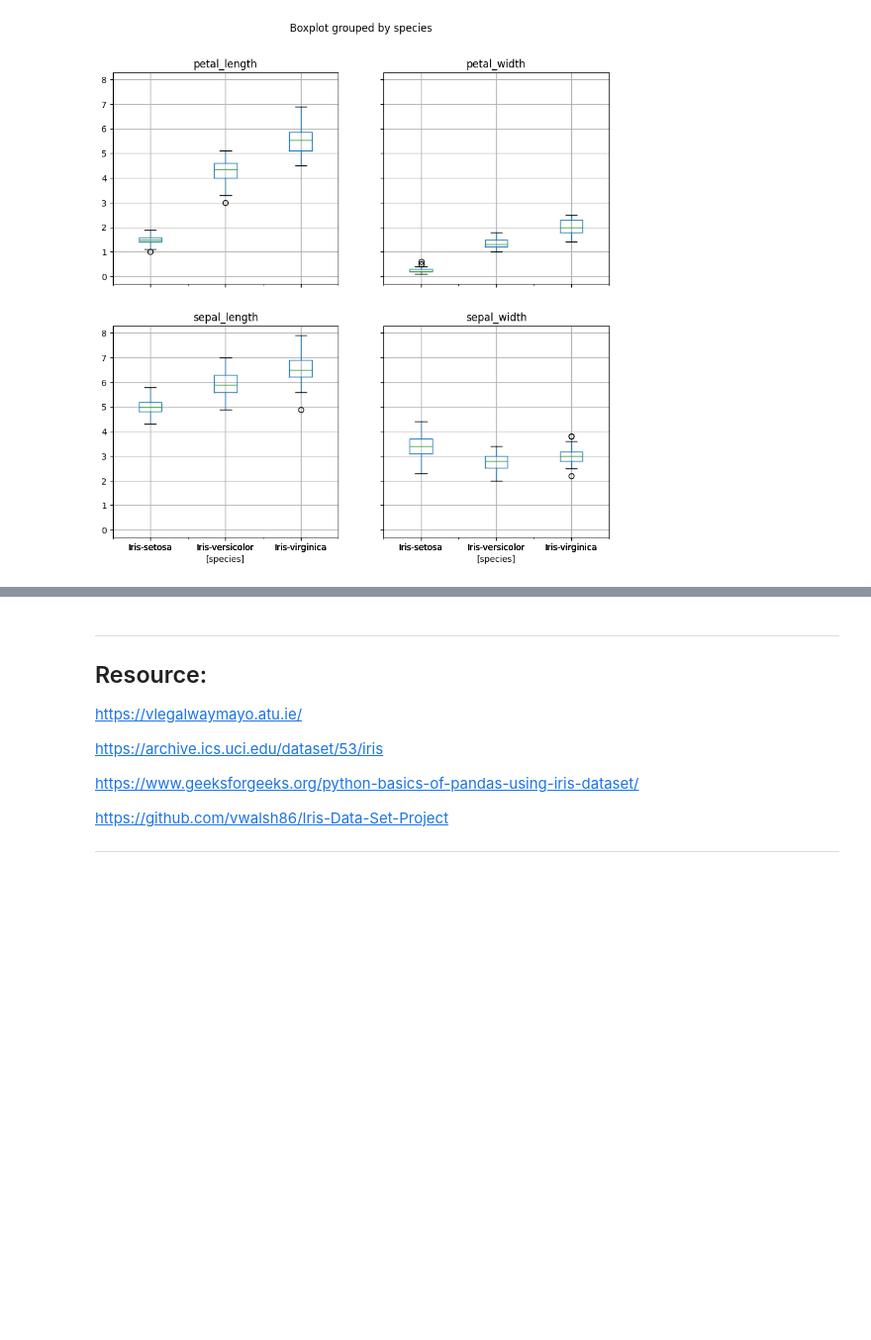
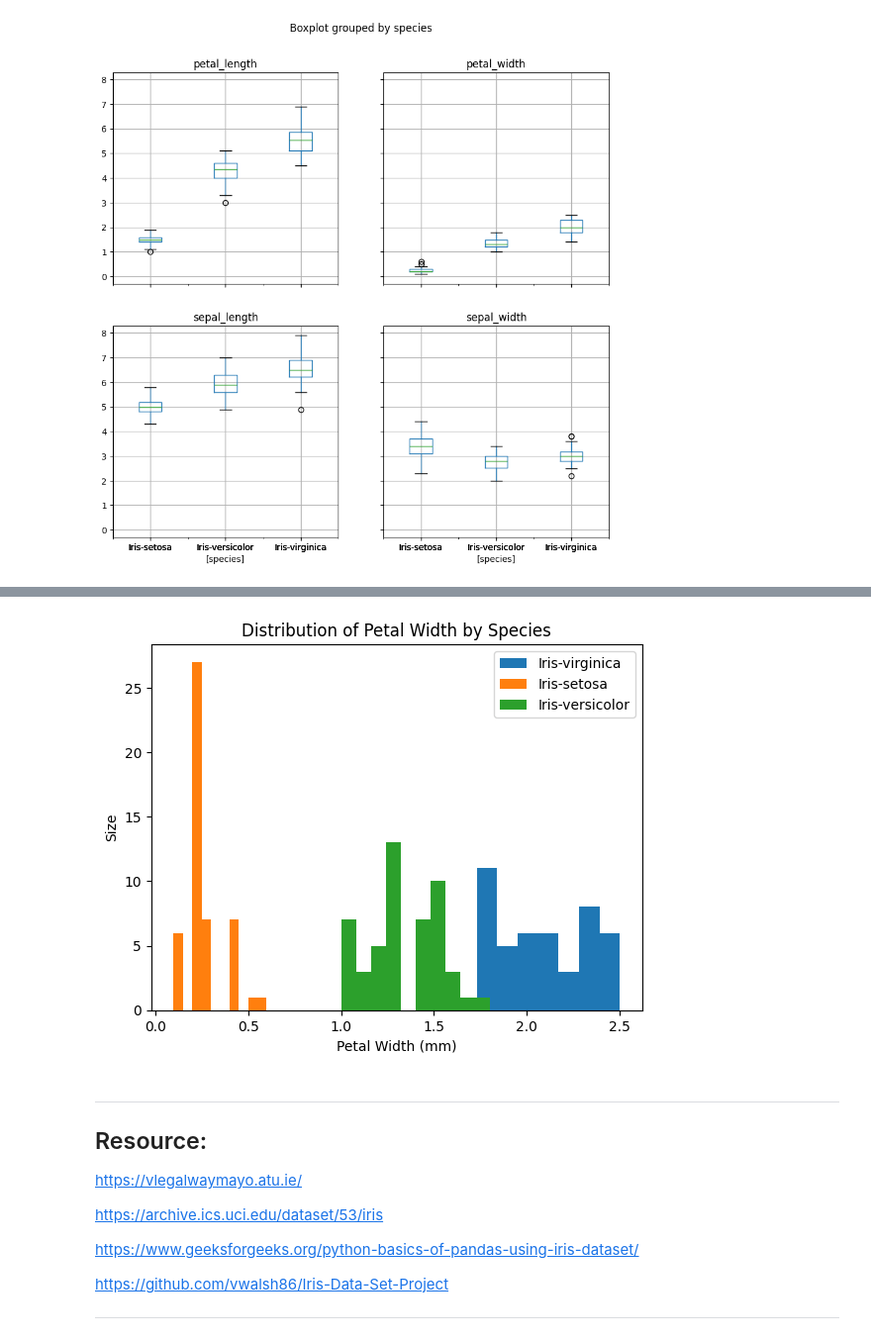
Before and after one commit to gusgoes/pands-project, a Jupyter notebook: analysis.ipynb, the cells around one changed output, grey strips where cells are left out. Shown at 99% size. Saved outputs shown, nothing was run; the diff lists cells and outputs as text; code cells hidden in the pictures; blank space fills up the shorter version.

```diff
--- a/analysis.ipynb
+++ b/analysis.ipynb
@@ -116,3 +163,12 @@ plt.savefig('iris_boxplot.png')
+# %%
+iris_species.groupby('species')['petal_width'].plot(kind='hist', legend=True)
+plt.xlabel('Petal Width (mm)')
+plt.ylabel('Size')
+plt.title('Distribution of Petal Width by Species')
+plt.savefig('iris_petal_width.png')
+plt.show()
+# %% [output]
+[figure, added]
 # %% [markdown]
 ***
 ## Resource:
```
Also changed, not shown: parts of 4 cells of this notebook, 4 other files.
